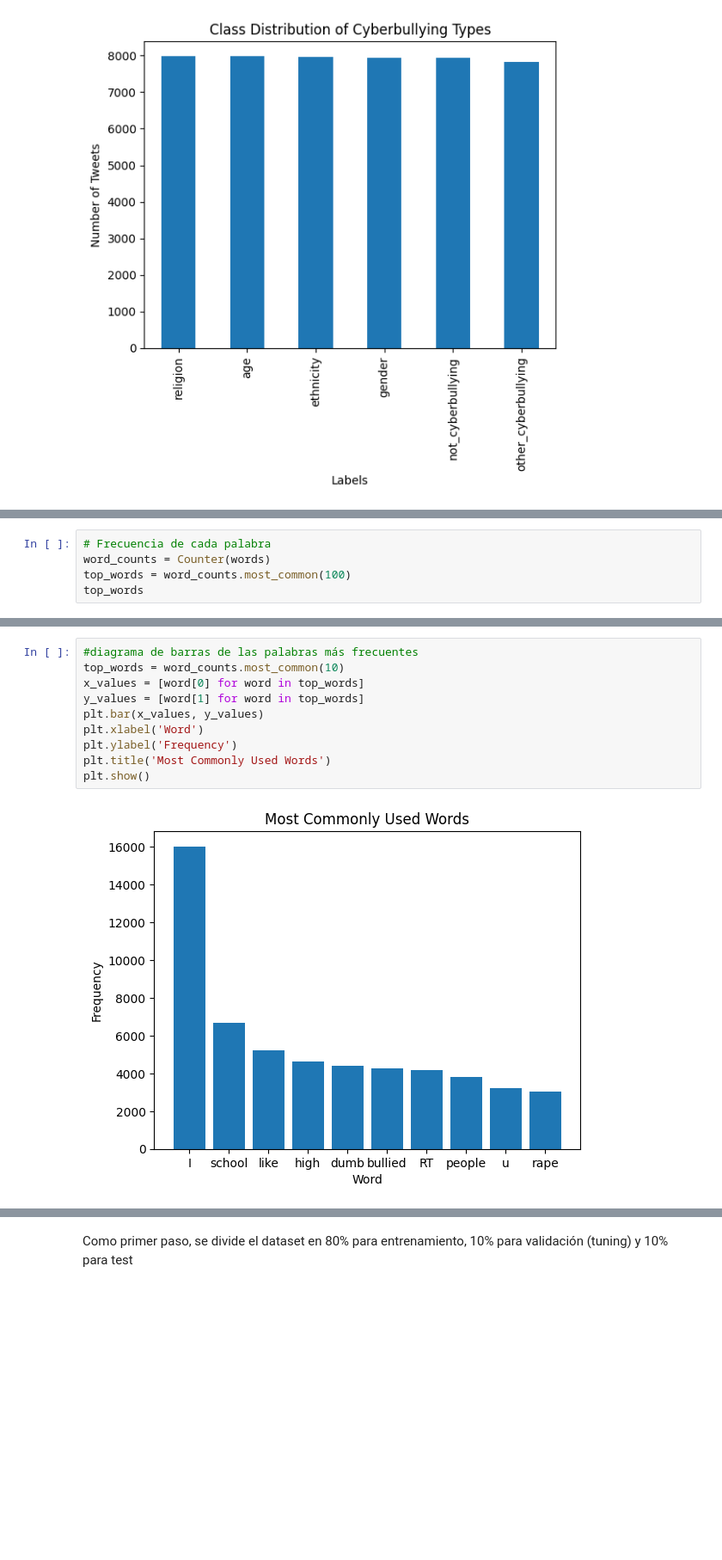
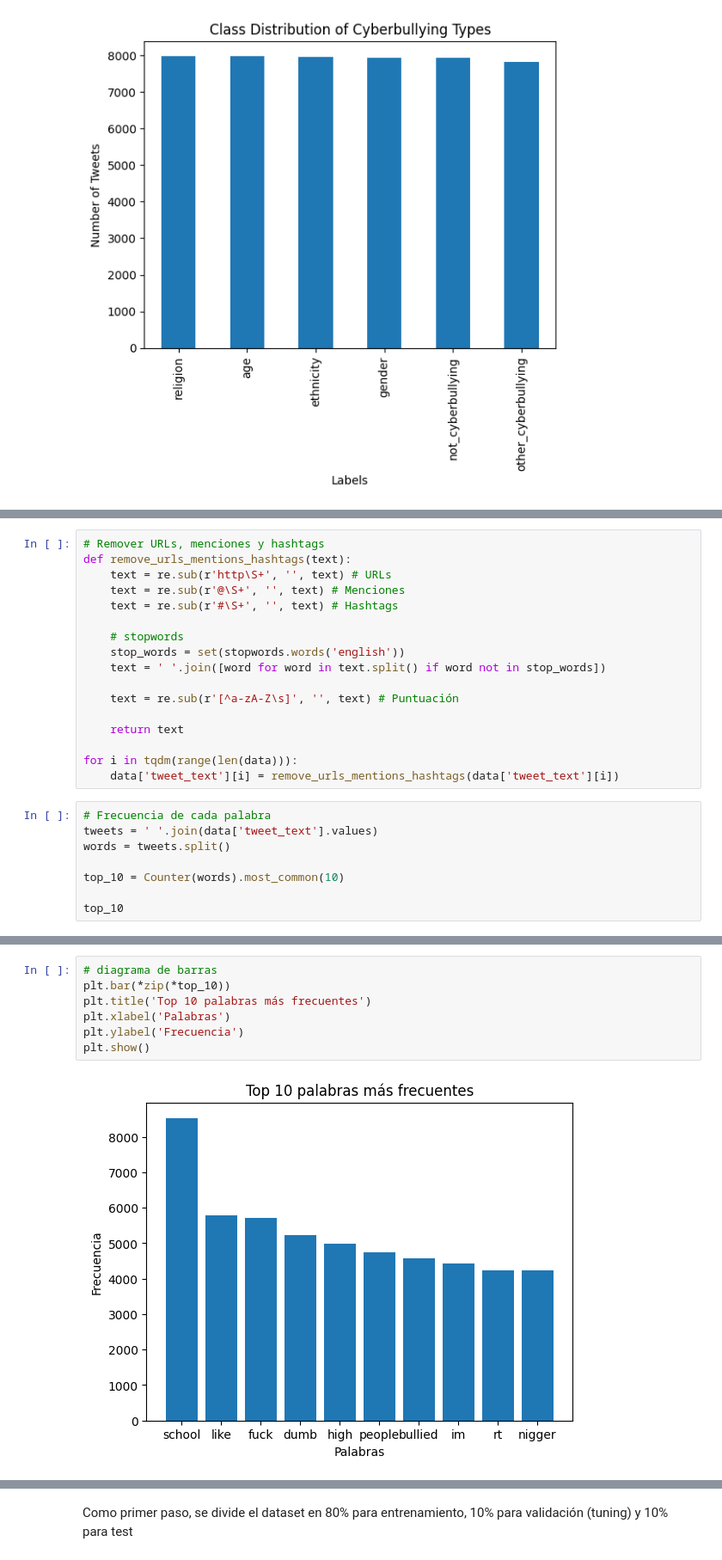
Before and after one commit to 20Candy/ProyectoIA, a Jupyter notebook: proyecto.ipynb, the cells around one changed output, grey strips where cells are left out. Shown: that part at 86% size. Drawn from its saved outputs; the diff is of its cells as text; blank space fills up the shorter version.

```diff
--- a/proyecto.ipynb
+++ b/proyecto.ipynb
@@ -137,6 +181,26 @@ words = [w for w in words if not w in stop_words]
+# %%
+# Remover URLs, menciones y hashtags
+def remove_urls_mentions_hashtags(text):
+    text = re.sub(r'http\S+', '', text) # URLs
+    text = re.sub(r'@\S+', '', text) # Menciones
+    text = re.sub(r'#\S+', '', text) # Hashtags
+
+    # stopwords
+    stop_words = set(stopwords.words('english'))
+    text = ' '.join([word for word in text.split() if word not in stop_words])
+
+    text = re.sub(r'[^a-zA-Z\s]', '', text) # Puntuación
+
+    return text
+
+for i in tqdm(range(len(data))):
+    data['tweet_text'][i] = remove_urls_mentions_hashtags(data['tweet_text'][i])
 # %%
 # Frecuencia de cada palabra
-word_counts = Counter(words)
-top_words = word_counts.most_common(100)
-top_words
+tweets = ' '.join(data['tweet_text'].values)
+words = tweets.split()
+
+top_10 = Counter(words).most_common(10)
+
+top_10
 # %% [output]
@@ -160,13 +217,10 @@ top_words
-# %%
-#diagrama de barras de las palabras más frecuentes
-top_words = word_counts.most_common(10)
-x_values = [word[0] for word in top_words]
-y_values = [word[1] for word in top_words]
-plt.bar(x_values, y_values)
-plt.xlabel('Word')
-plt.ylabel('Frequency')
-plt.title('Most Commonly Used Words')
-plt.show()
-# %% [output]
-[figure, removed]
+# %%
+# diagrama de barras
+plt.bar(*zip(*top_10))
+plt.title('Top 10 palabras más frecuentes')
+plt.xlabel('Palabras')
+plt.ylabel('Frecuencia')
+plt.show()
+# %% [output]
+[figure, added]
 # %% [markdown]
```
Also changed, not shown: parts of 25 cells of this notebook.
